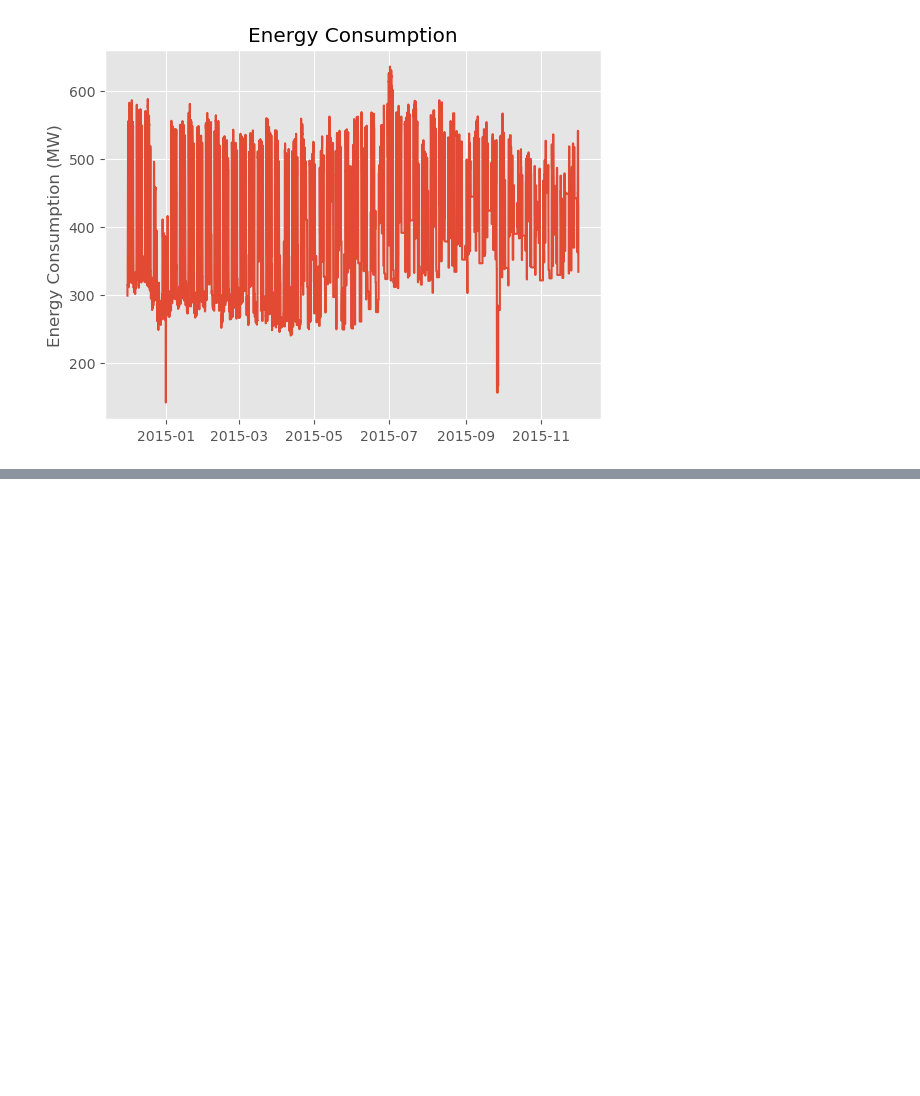
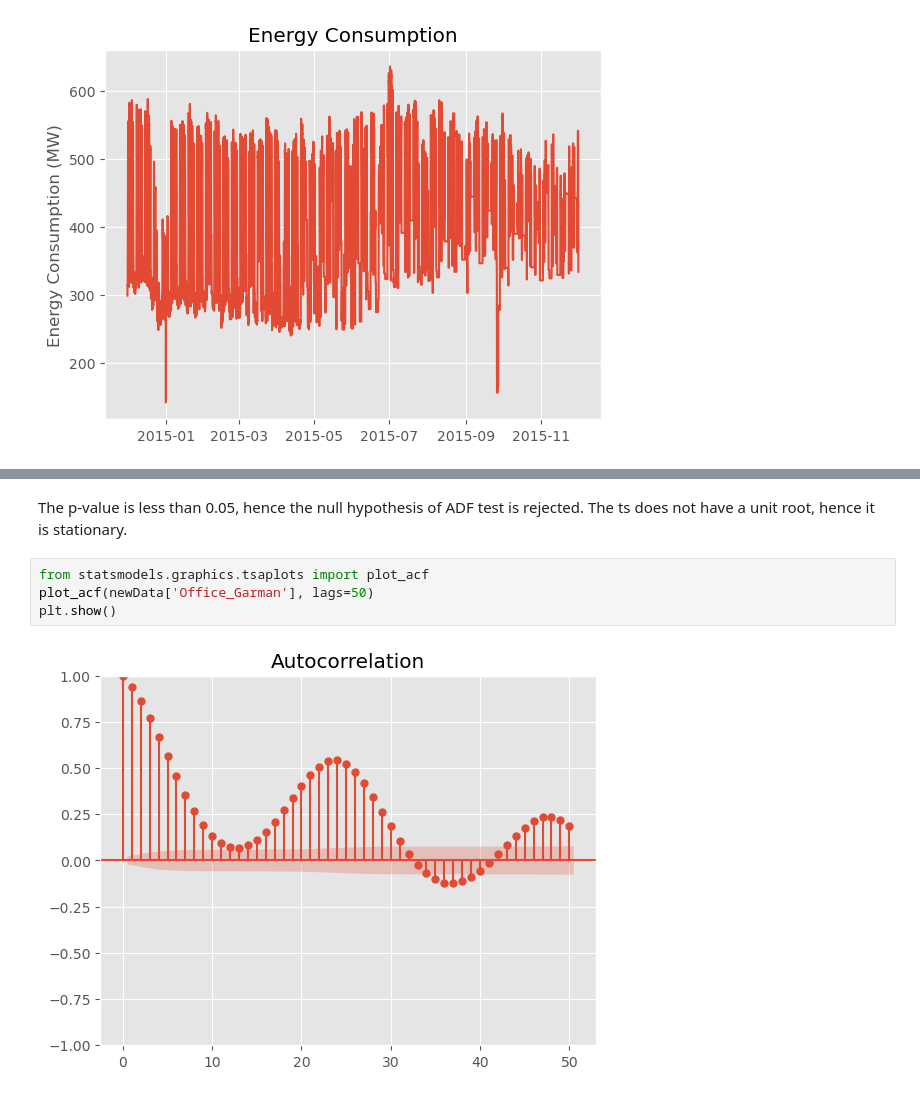
Before and after one commit to climaco-sarmiento/my-phd-project, a Jupyter notebook: model-studies/AR3.ipynb, the cells around one changed output, grey strips where cells are left out. Drawn from its saved outputs; the diff is of its cells as text; blank space fills up the shorter version.

```diff
--- a/model-studies/AR3.ipynb
+++ b/model-studies/AR3.ipynb
@@ -41,0 +87,8 @@ NameError: name 'week_end_index' is not defined
+# %% [markdown]
+The p-value is less than 0.05, hence the null hypothesis of ADF test is rejected. The ts does not have a unit root, hence it is stationary.
+# %%
+from statsmodels.graphics.tsaplots import plot_acf
+plot_acf(newData['Office_Garman'], lags=50)
+plt.show()
+# %% [output]
+[figure, added]
```
Also changed, not shown: parts of 13 cells of this notebook.
